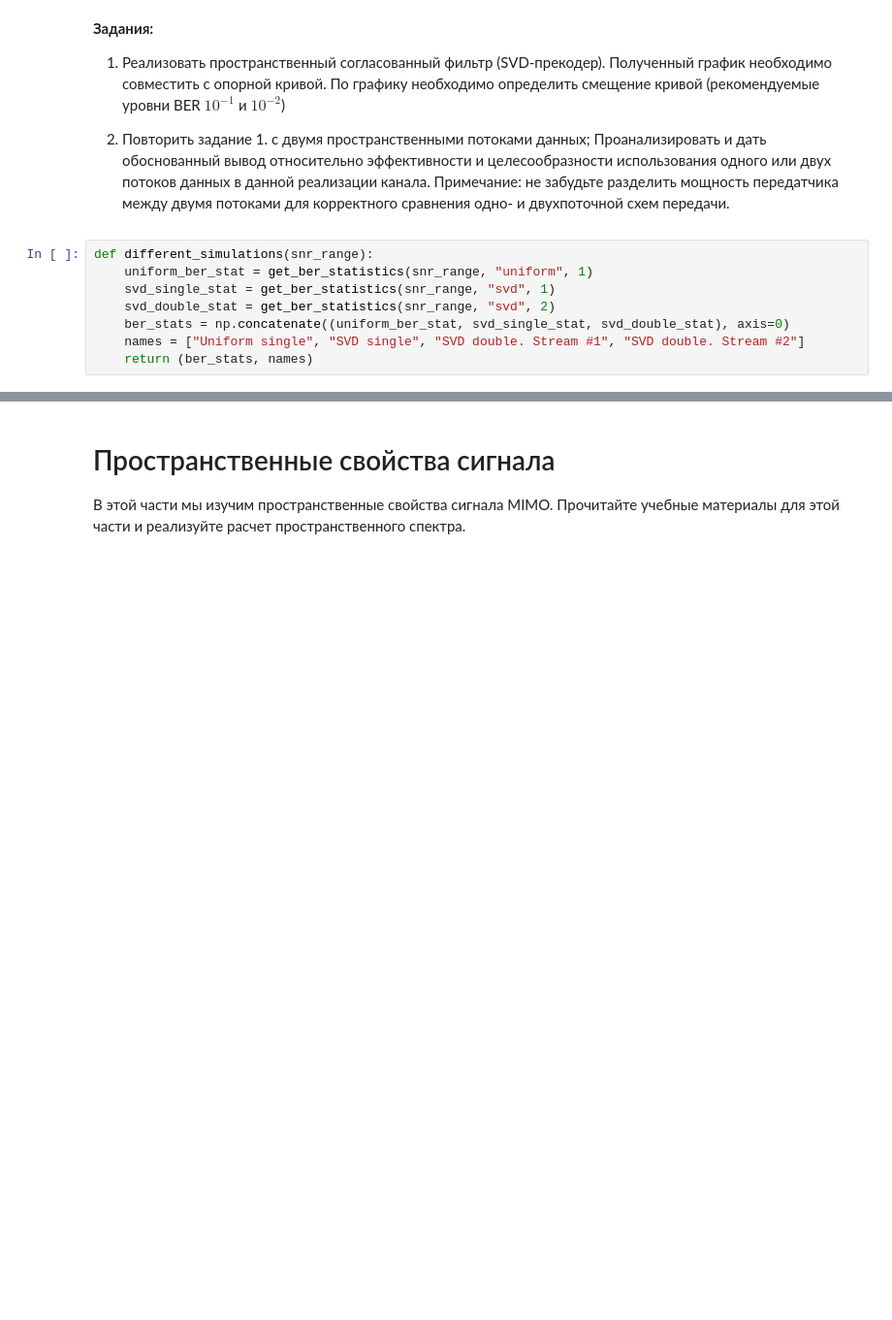
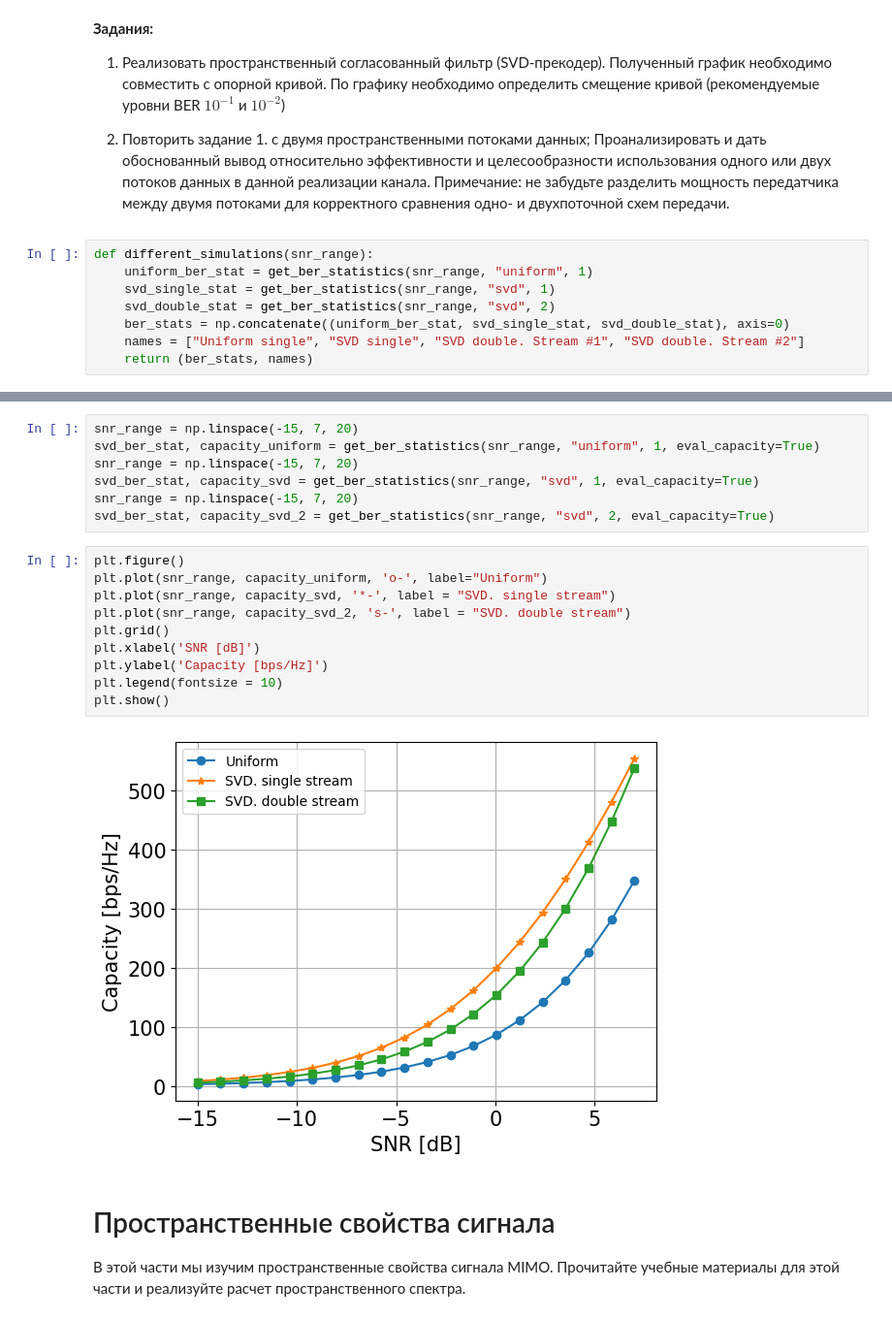
Before and after one commit to Aleksey2509/9_semester_programming, a Jupyter notebook: mimo/first_hw/hw1.ipynb, the cells around one changed output, grey strips where cells are left out. Shown at 97% size. Cells and saved outputs as stored; diff of their text form; blank space fills up the shorter version.

```diff
--- a/mimo/first_hw/hw1.ipynb
+++ b/mimo/first_hw/hw1.ipynb
@@ -600,3 +626,22 @@ plt.show()
+# %%
+snr_range = np.linspace(-15, 7, 20)
+svd_ber_stat, capacity_uniform = get_ber_statistics(snr_range, "uniform", 1, eval_capacity=True)
+snr_range = np.linspace(-15, 7, 20)
+svd_ber_stat, capacity_svd = get_ber_statistics(snr_range, "svd", 1, eval_capacity=True)
+snr_range = np.linspace(-15, 7, 20)
+svd_ber_stat, capacity_svd_2 = get_ber_statistics(snr_range, "svd", 2, eval_capacity=True)
+# %%
+plt.figure()
+plt.plot(snr_range, capacity_uniform, 'o-', label="Uniform")
+plt.plot(snr_range, capacity_svd, '*-', label = "SVD. single stream")
+plt.plot(snr_range, capacity_svd_2, 's-', label = "SVD. double stream")
+plt.grid()
+plt.xlabel('SNR [dB]')
+plt.ylabel('Capacity [bps/Hz]')
+plt.legend(fontsize = 10)
+plt.show()
+# %% [output]
+[figure, added]
 # %% [markdown]
 # Пространственные свойства сигнала
 В этой части мы изучим пространственные свойства сигнала MIMO.
```
Also changed, not shown: parts of 12 cells of this notebook, 2 other files.
